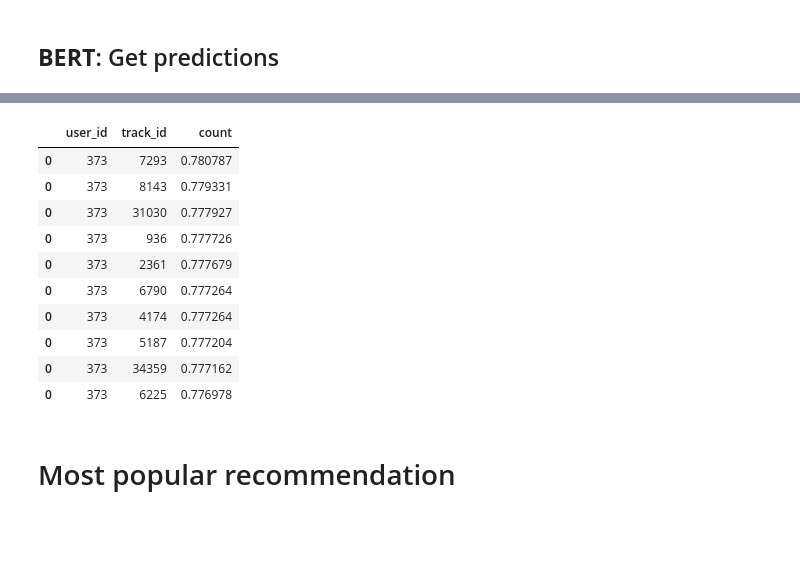
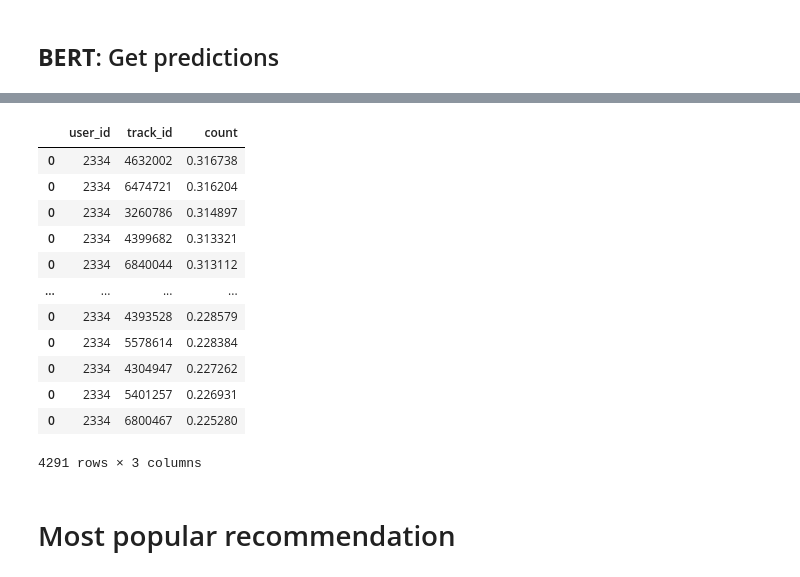
Before and after one commit to Katrin-Leberfinger/Hybrid-gender-debiased-music-recommendation, a Jupyter notebook: AI_MasterThesis_Recommendations_LFM2b.ipynb, the cells around one changed output, grey strips where cells are left out. Drawn from its saved outputs; the diff is of its cells as text; code cells hidden in the pictures; blank space fills up the shorter version.

```diff
--- a/AI_MasterThesis_Recommendations_LFM2b.ipynb
+++ b/AI_MasterThesis_Recommendations_LFM2b.ipynb
@@ -261,2 +249,0 @@ data_interaction_new[['user_id']].drop_duplicates()
-# %%
-data_interaction_new = data_interaction
@@ -288,8 +282,8 @@ data_interaction_test = data_interaction_new.loc[data_interaction_new.fold == te
 data_interaction_val = data_interaction_new.loc[data_interaction_new.fold == val_fold,  ['user_id', 'track_id', 'count', 'lyrics_cleaned', 'tags', 'abstract']]
 # %%
 # remove later
-#selected_user = random.sample(list(data_interaction_test.user_id.unique()), 2)
-selected_user = [7, 15, 17]
+import random
+selected_user = random.sample(list(data_interaction_test.user_id.unique()), 100)
 data_interaction_test = data_interaction_test.loc[(data_interaction_test.user_id.isin(selected_user))]
 # %%
 # itermin solution (maybe change later)
@@ -436,16 +431,16 @@ class AMARBert(nn.Module):
         y = self.linear(y)
         return self.sigmoid(y)
 # %%
-# Params: items_data, ratings_data, genres_data
 device = 'cuda'
 
 import numpy as np
 item_text_embeddings_size = 128
 user_embeddings_size = 10
-item_embeddings_size = 128
-text_col = 'abstract'
+item_embeddings_size = 10#128
+text_col = 'lyrics_cleaned'#abstract'
 
 tokenizer = BertTokenizer.from_pretrained('prajjwal1/bert-tiny')
+#tokenizer = AutoTokenizer.from_pretrained(MODEL_NAME)
 dataset_train= LFM2bDataset(data_interaction_train,tokenizer,item_text_embeddings_size, text_col,  item2pos, user2id)
 dataset_val= LFM2bDataset(data_interaction_val,tokenizer,item_text_embeddings_size, text_col,  item2pos, user2id)
 
@@ -455,10 +450,9 @@ num_items = len(pos2item)
 # hidden_dense_layer_size_base = item_embeddings_size + user_embeddings_size
 # model_base = AMARBase(hidden_dense_layer_size_base, item_embeddings_size, user_embeddings_size, num_users, num_items)
 
-# hidden_dense_layer_size_bert = item_embeddings_size + item_text_embeddings_size + user_embeddings_size
-# model_bert = AMARBert( hidden_dense_layer_size_bert, item_embeddings_size, user_embeddings_size, item_text_embeddings_size, num_users, num_items)
+hidden_dense_layer_size_bert = item_embeddings_size + item_text_embeddings_size + user_embeddings_size
+model_bert = AMARBert( hidden_dense_layer_size_bert, item_embeddings_size, user_embeddings_size, item_text_embeddings_size, num_users, num_items)
 
-
-hidden_dense_layer_size = item_embeddings_size + user_embeddings_size
-model = AMARBert(hidden_dense_layer_size, user_embeddings_size, num_users)
+# hidden_dense_layer_size_bert = item_text_embeddings_size + user_embeddings_size
+# model = AMARBert(hidden_dense_layer_size_bert, user_embeddings_size, num_users)
 # %% [output]
@@ -609,22 +615,22 @@ res = pd.DataFrame(columns = ['user_id', 'track_id', 'count'])
 dataset_test= LFM2bDataset(data_interaction_test,tokenizer,item_text_embeddings_size, text_col,  item2pos, user2id)
 dataloader_test=DataLoader(dataset=dataset_test,batch_size=128)
 
-model.eval()
+#model.eval()
 
 
 for data in dataloader_test:
       #items positions
       curr_items_ids_batch = data['track_id']
       # items descriptions
-      curr_items_batch = data['input_ids'].to(device)
-      curr_attentions_batch = data['attention_mask'].to(device)
+      curr_items_batch = data['input_ids']
+      curr_attentions_batch = data['attention_mask']
 
       # users ids
-      curr_users_batch =data['user_id'].to(device)
+      curr_users_batch =data['user_id']
 
       # model inputs
-     # inputs = [curr_items_ids_batch.to(device).type(torch.LongTensor), curr_items_batch.type(torch.LongTensor), curr_users_batch.type(torch.LongTensor), curr_attentions_batch.type(torch.LongTensor)]
-      inputs = [ curr_items_batch.type(torch.LongTensor), curr_users_batch.type(torch.LongTensor), curr_attentions_batch.type(torch.LongTensor)]
+      inputs = [curr_items_ids_batch.type(torch.LongTensor).to(device), curr_items_batch.type(torch.LongTensor).to(device), curr_users_batch.type(torch.LongTensor).to(device), curr_attentions_batch.type(torch.LongTensor).to(device)]
+     # inputs = [ curr_items_batch.type(torch.LongTensor).to(device), curr_users_batch.type(torch.LongTensor).to(device), curr_attentions_batch.type(torch.LongTensor).to(device)]
 
 
       with torch.no_grad():
@@ -637,14 +643,6 @@ for data in dataloader_test:
 
         res = res.append(pd.DataFrame({'user_id': id2user[curr_users_batch[i].item()], 'track_id': pos2item[curr_items_ids_batch[i].item()], 'count':  outputs[i].item()} , index=[0]))
 
-        # real_user_id = id2user[curr_users_batch[i].item()]
-        # try:
-        #   predictions[real_user_id]
-        # except:
-        #   predictions[real_user_id] = []
-
-        # predictions[real_user_id].append([pos2item[curr_items_ids_batch[i].item()],
-        #                                   outputs[i].item()])
 
       # save embedding layer for each item
       # feature_vector = get_feature_vector(model, inputs, batch_size)
@@ -670,17 +670,19 @@ res[res.user_id == 275].sort_values('count', ascending = False).head(10)
 # %%
-res[res.user_id == 373].sort_values('count', ascending = False).head(10)
+res[res.user_id == 2334].sort_values('count', ascending = False)#.head(10)
 # %% [output]
 |  | user_id | track_id | count |
-| 0 | 373 | 7293 | 0.780787 |
-| 0 | 373 | 8143 | 0.779331 |
-| 0 | 373 | 31030 | 0.777927 |
-| 0 | 373 | 936 | 0.777726 |
-| 0 | 373 | 2361 | 0.777679 |
-| 0 | 373 | 6790 | 0.777264 |
-| 0 | 373 | 4174 | 0.777264 |
-| 0 | 373 | 5187 | 0.777204 |
-| 0 | 373 | 34359 | 0.777162 |
-| 0 | 373 | 6225 | 0.776978 |
+| 0 | 2334 | 4632002 | 0.316738 |
+| 0 | 2334 | 6474721 | 0.316204 |
+| 0 | 2334 | 3260786 | 0.314897 |
+| 0 | 2334 | 4399682 | 0.313321 |
+| 0 | 2334 | 6840044 | 0.313112 |
+| ... | ... | ... | ... |
+| 0 | 2334 | 4393528 | 0.228579 |
+| 0 | 2334 | 5578614 | 0.228384 |
+| 0 | 2334 | 4304947 | 0.227262 |
+| 0 | 2334 | 5401257 | 0.226931 |
+| 0 | 2334 | 6800467 | 0.225280 |
+4291 rows × 3 columns
 # %%
 topn=10
 results = []
```
Also changed, not shown: parts of 38 cells of this notebook.
